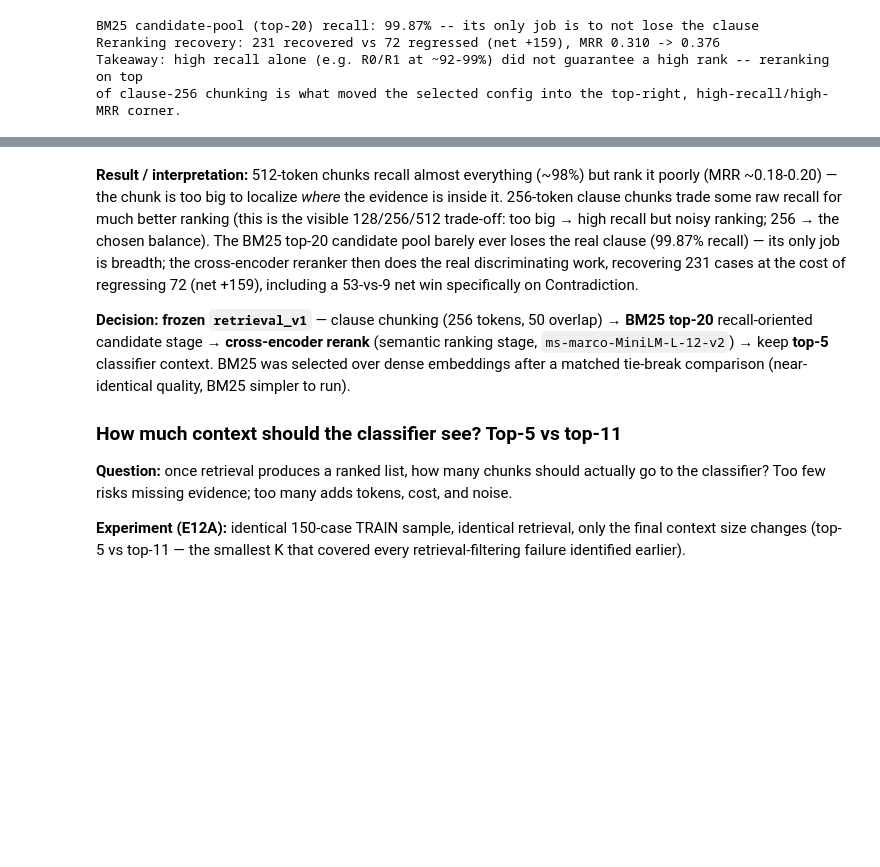
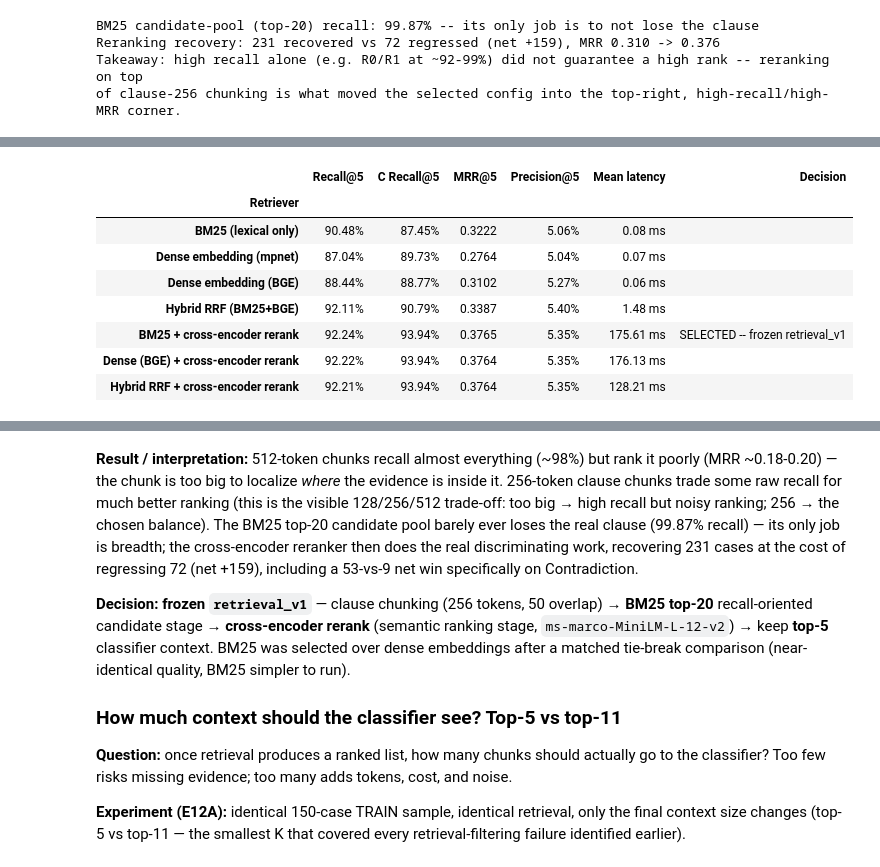
Before and after one commit to AsmithaUbaid/ndatrace, a Jupyter notebook: notebooks/NDATrace_Complete_Technical_Tour.ipynb, the cells around one changed output, grey strips where cells are left out. Saved outputs shown, nothing was run; the diff lists cells and outputs as text; code cells hidden in the pictures; blank space fills up the shorter version.

```diff
--- a/notebooks/NDATrace_Complete_Technical_Tour.ipynb
+++ b/notebooks/NDATrace_Complete_Technical_Tour.ipynb
@@ -593,0 +674,55 @@ of clause-256 chunking is what moved the selected config into the top-right, hig
+# %%
+bm25 = load("experiments", "E06_retrieval_optimisation", "results", "run_E06_R0_matched_clause256.json")
+dense_mpnet = load("experiments", "E06_retrieval_optimisation", "results", "run_E06_R2_clause256.json")
+dense_bge = load("experiments", "E06_retrieval_optimisation", "results", "run_E06_R4_bge.json")
+control2 = load("experiments", "E06_retrieval_optimisation", "results", "run_E06_lexical_vs_dense_rerank.json")
+hybrid = load("experiments", "E06_retrieval_optimisation", "results", "run_E06_hybrid_rrf.json")
+
+arch_results = [
+    {"label": "BM25 (lexical only)", "metrics": bm25["metrics"],
+     "latency_ms": bm25["latency_ms"]["mean"], "frozen": False},
+    {"label": "Dense embedding (mpnet)", "metrics": dense_mpnet["metrics"],
+     "latency_ms": dense_mpnet["latency_ms"]["mean"], "frozen": False},
+    {"label": "Dense embedding (BGE)", "metrics": dense_bge["metrics"],
+     "latency_ms": dense_bge["latency_ms"]["mean"], "frozen": False},
+    {"label": "Hybrid RRF (BM25+BGE)", "metrics": hybrid["hybrid_plain"]["metrics"],
+     "latency_ms": (hybrid["latency_ms"]["bm25_candidate_generation"]["mean"]
+                     + hybrid["latency_ms"]["dense_candidate_generation"]["mean"]
+                     + hybrid["latency_ms"]["rrf_fusion"]["mean"]), "frozen": False},
+    {"label": "BM25 + cross-encoder rerank", "metrics": control2["bm25_plus_rerank"]["metrics"],
+     "latency_ms": (control2["latency_ms"]["bm25_candidate_generation"]["mean"]
+                     + control2["latency_ms"]["bm25_reranking"]["mean"]), "frozen": True},
+    {"label": "Dense (BGE) + cross-encoder rerank", "metrics": control2["dense_plus_rerank"]["metrics"],
+     "latency_ms": (control2["latency_ms"]["dense_candidate_generation"]["mean"]
+                     + control2["latency_ms"]["dense_reranking"]["mean"]), "frozen": False},
+    {"label": "Hybrid RRF + cross-encoder rerank", "metrics": hybrid["hybrid_plus_rerank"]["metrics"],
+     "latency_ms": (hybrid["latency_ms"]["bm25_candidate_generation"]["mean"]
+                     + hybrid["latency_ms"]["dense_candidate_generation"]["mean"]
+                     + hybrid["latency_ms"]["rrf_fusion"]["mean"]
+                     + hybrid["latency_ms"]["cross_encoder_reranking"]["mean"]), "frozen": False},
+]
+
+table_rows = []
+for r in arch_results:
+    m = r["metrics"]
+    table_rows.append({
+        "Retriever": r["label"],
+        "Recall@5": f'{m["overall"]["evidence_recall_at_k"] * 100:.2f}%',
+        "C Recall@5": f'{m["contradiction"]["evidence_recall_at_k"] * 100:.2f}%',
+        "MRR@5": f'{m["overall"]["mrr"]:.4f}',
+        "Precision@5": f'{m["overall"]["evidence_precision"] * 100:.2f}%',
+        "Mean latency": f'{r["latency_ms"]:.2f} ms',
+        "Decision": "SELECTED -- frozen retrieval_v1" if r["frozen"] else "",
+    })
+df_arch = pd.DataFrame(table_rows).set_index("Retriever")
+df_arch
+# %% [output]
+|  | Recall@5 | C Recall@5 | MRR@5 | Precision@5 | Mean latency | Decision |
+| Retriever |  |  |  |  |  |  |
+| BM25 (lexical only) | 90.48% | 87.45% | 0.3222 | 5.06% | 0.08 ms |  |
+| Dense embedding (mpnet) | 87.04% | 89.73% | 0.2764 | 5.04% | 0.07 ms |  |
+| Dense embedding (BGE) | 88.44% | 88.77% | 0.3102 | 5.27% | 0.06 ms |  |
+| Hybrid RRF (BM25+BGE) | 92.11% | 90.79% | 0.3387 | 5.40% | 1.48 ms |  |
+| BM25 + cross-encoder rerank | 92.24% | 93.94% | 0.3765 | 5.35% | 175.61 ms | SELECTED -- frozen retrieval_v1 |
+| Dense (BGE) + cross-encoder rerank | 92.22% | 93.94% | 0.3764 | 5.35% | 176.13 ms |  |
+| Hybrid RRF + cross-encoder rerank | 92.21% | 93.94% | 0.3764 | 5.35% | 128.21 ms |  |
```
Also changed, not shown: parts of 17 cells of this notebook, 13 other files.
